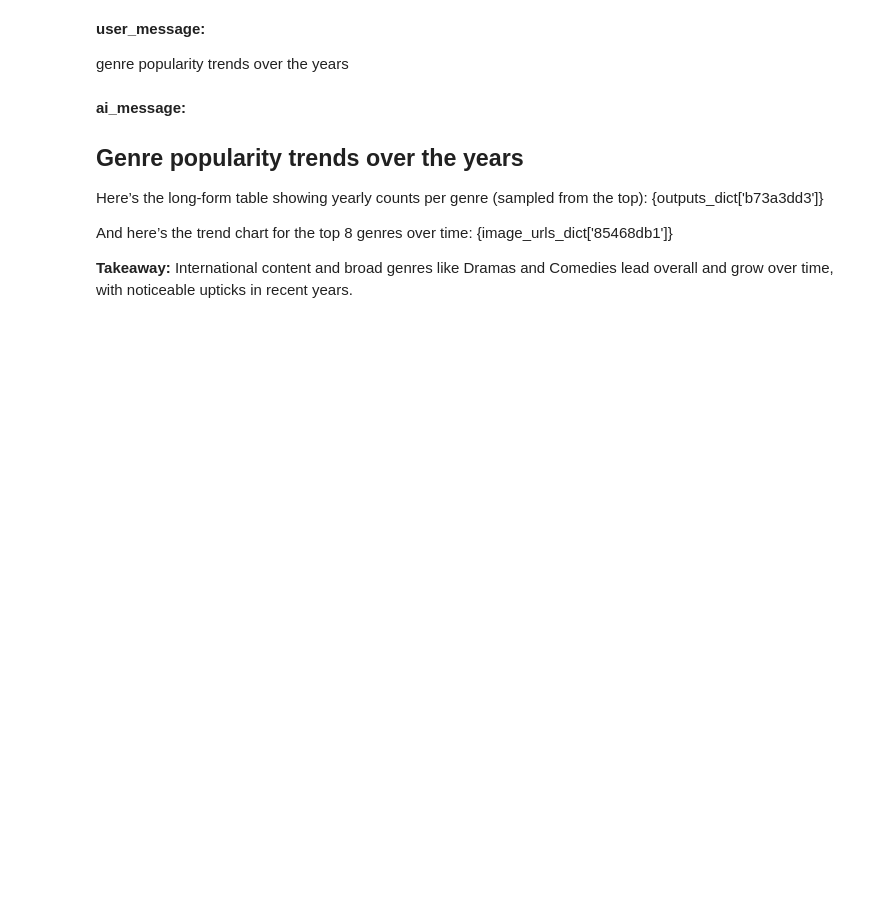
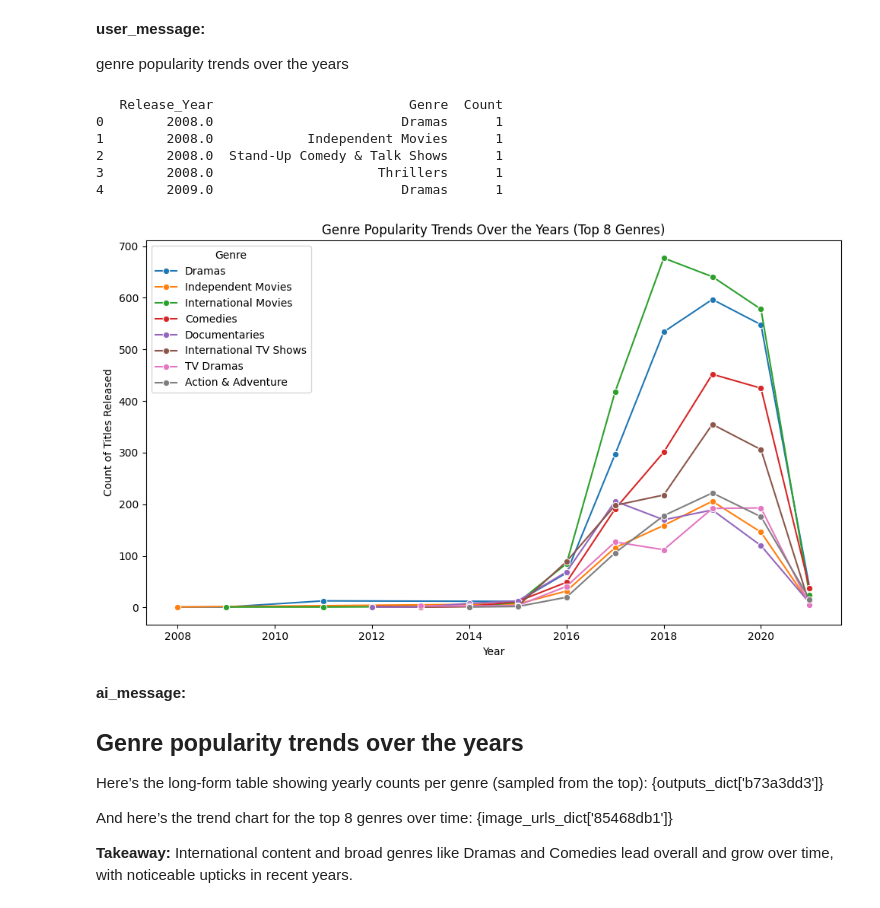
Before and after one commit to Sharmilaa2004/VOIS_AICTE_Oct2025_MajorProject_Sharmilaa_V, a Jupyter notebook: Netflix_Data_Analysis_Project.ipynb, the cells around one changed output. Drawn from its saved outputs; the diff is of its cells as text; code cells hidden in the pictures; blank space fills up the shorter version.

```diff
--- a/Netflix_Data_Analysis_Project.ipynb
+++ b/Netflix_Data_Analysis_Project.ipynb
@@ -157,35 +200,43 @@ import seaborn as sns
 try:
     netflix_df
 except NameError:
-    netflix_df = pd.read_csv('Netflix Dataset.csv', encoding='utf-8')
+    netflix_df = pd.read_csv('/content/sample_data/Netflix Dataset.csv', encoding='utf-8')
 
 # Parse release year
 netflix_df['Release_Year'] = pd.to_datetime(netflix_df['Release_Date'], errors='coerce').dt.year
 
 # Prepare genres by splitting Type column
 df = netflix_df.dropna(subset=['Release_Year']).copy()
 df['Type'] = df['Type'].astype(str)
 
 # Explode genres
 genres_exploded = df.assign(Genre=df['Type'].str.split(', ')).explode('Genre')
 
 # Group by year and genre
 genre_year = genres_exploded.groupby(['Release_Year', 'Genre']).size().reset_index(name='Count')
 
 # Show head of the long-form table
 print(genre_year.head())
 
 # Plot top 8 genres over time by total volume
 top_genres = genre_year.groupby('Genre')['Count'].sum().sort_values(ascending=False).head(8).index
 plot_df = genre_year[genre_year['Genre'].isin(top_genres)].sort_values('Release_Year')
 
 plt.figure(figsize=(10,6))
 sns.lineplot(data=plot_df, x='Release_Year', y='Count', hue='Genre', marker='o')
 plt.title('Genre Popularity Trends Over the Years (Top 8 Genres)')
 plt.xlabel('Year')
 plt.ylabel('Count of Titles Released')
 plt.tight_layout()
 plt.show()
+# %% [output]
+   Release_Year                         Genre  Count
+0        2008.0                        Dramas      1
+1        2008.0            Independent Movies      1
+2        2008.0  Stand-Up Comedy & Talk Shows      1
+3        2008.0                     Thrillers      1
+4        2009.0                        Dramas      1
+[figure, added]
 # %% [markdown]
 **ai_message:**
 
```
Also changed, not shown: parts of 10 cells of this notebook.
